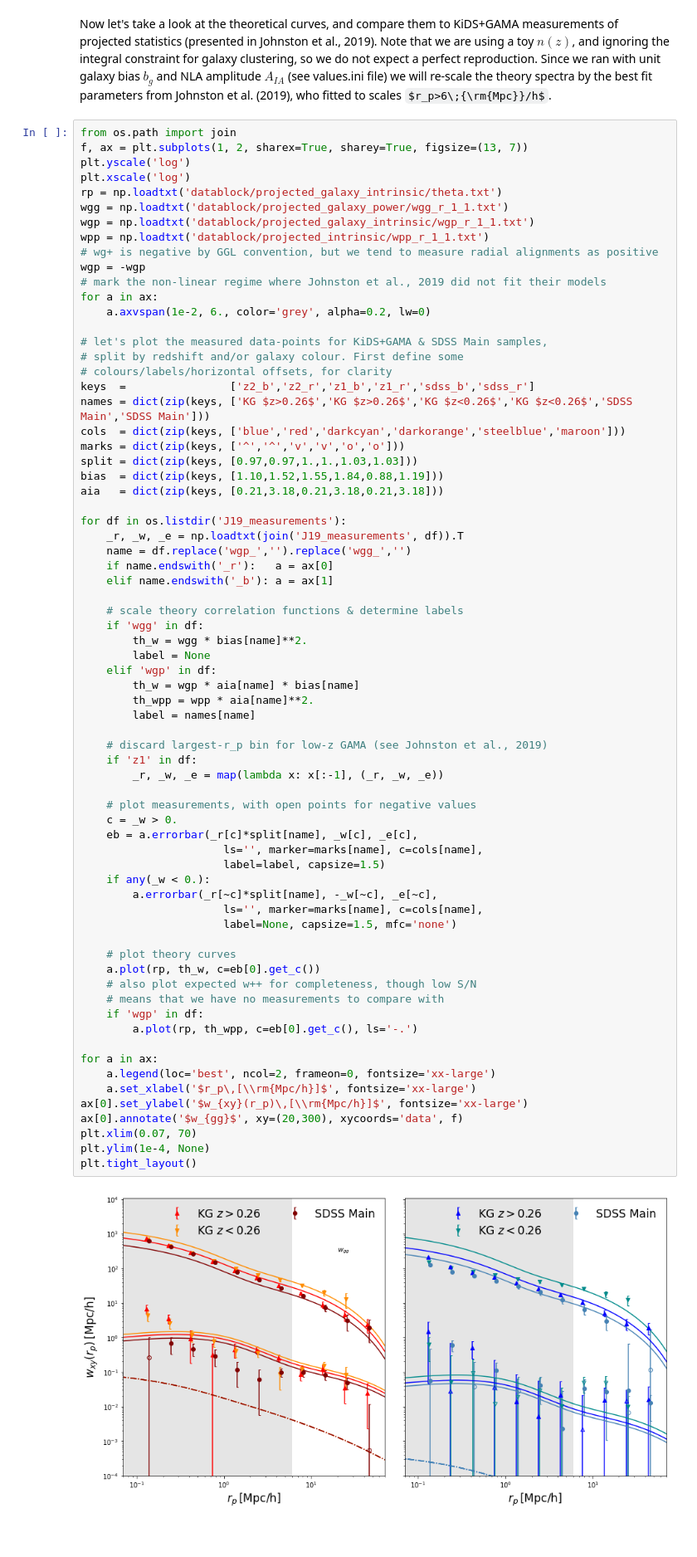
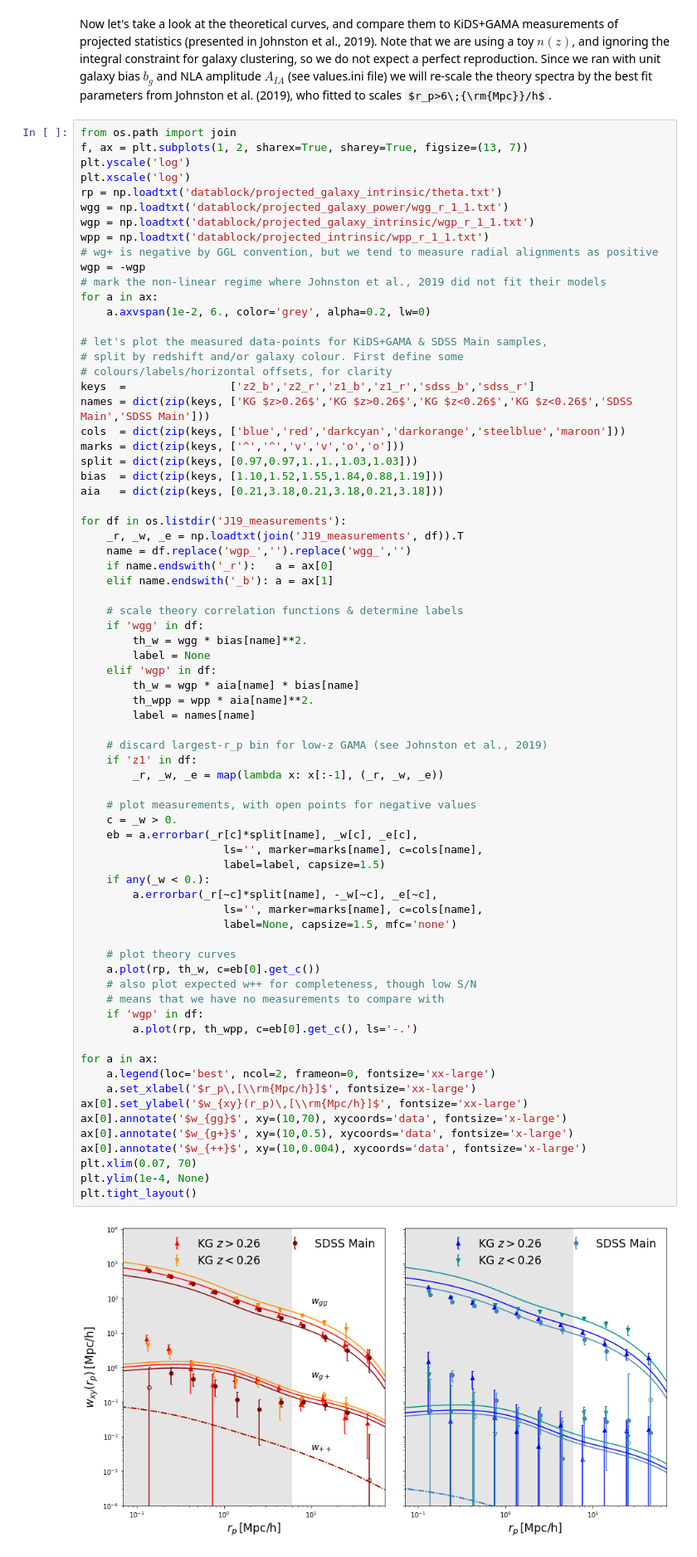
Before and after one commit to harrysjohnston/2ptPipeline, a Jupyter notebook: ECHOIA/projected_alignments_in_cosmosis.ipynb, the cells around one changed output. Shown at 83% size. Drawn from its saved outputs; the diff is of its cells as text; some formulas as TeX source.

```diff
--- a/ECHOIA/projected_alignments_in_cosmosis.ipynb
+++ b/ECHOIA/projected_alignments_in_cosmosis.ipynb
@@ -116,33 +116,35 @@ for df in os.listdir('J19_measurements'):
 
     # discard largest-r_p bin for low-z GAMA (see Johnston et al., 2019)
     if 'z1' in df:
         _r, _w, _e = map(lambda x: x[:-1], (_r, _w, _e))
 
     # plot measurements, with open points for negative values
     c = _w > 0.
     eb = a.errorbar(_r[c]*split[name], _w[c], _e[c],
                       ls='', marker=marks[name], c=cols[name],
                       label=label, capsize=1.5)
     if any(_w < 0.):
         a.errorbar(_r[~c]*split[name], -_w[~c], _e[~c],
                       ls='', marker=marks[name], c=cols[name],
                       label=None, capsize=1.5, mfc='none')
 
     # plot theory curves
     a.plot(rp, th_w, c=eb[0].get_c())
     # also plot expected w++ for completeness, though low S/N
     # means that we have no measurements to compare with
     if 'wgp' in df:
         a.plot(rp, th_wpp, c=eb[0].get_c(), ls='-.')
 
 for a in ax:
     a.legend(loc='best', ncol=2, frameon=0, fontsize='xx-large')
     a.set_xlabel('$r_p\,[\\rm{Mpc/h}]$', fontsize='xx-large')
 ax[0].set_ylabel('$w_{xy}(r_p)\,[\\rm{Mpc/h}]$', fontsize='xx-large')
-ax[0].annotate('$w_{gg}$', xy=(20,300), xycoords='data', f)
+ax[0].annotate('$w_{gg}$', xy=(10,70), xycoords='data', fontsize='x-large')
+ax[0].annotate('$w_{g+}$', xy=(10,0.5), xycoords='data', fontsize='x-large')
+ax[0].annotate('$w_{++}$', xy=(10,0.004), xycoords='data', fontsize='x-large')
 plt.xlim(0.07, 70)
 plt.ylim(1e-4, None)
 plt.tight_layout()
 # %% [output]
-[figure, old version]
+[figure, new version]
 # %% [markdown]
```
Also changed, not shown: parts of 1 cell of this notebook.
